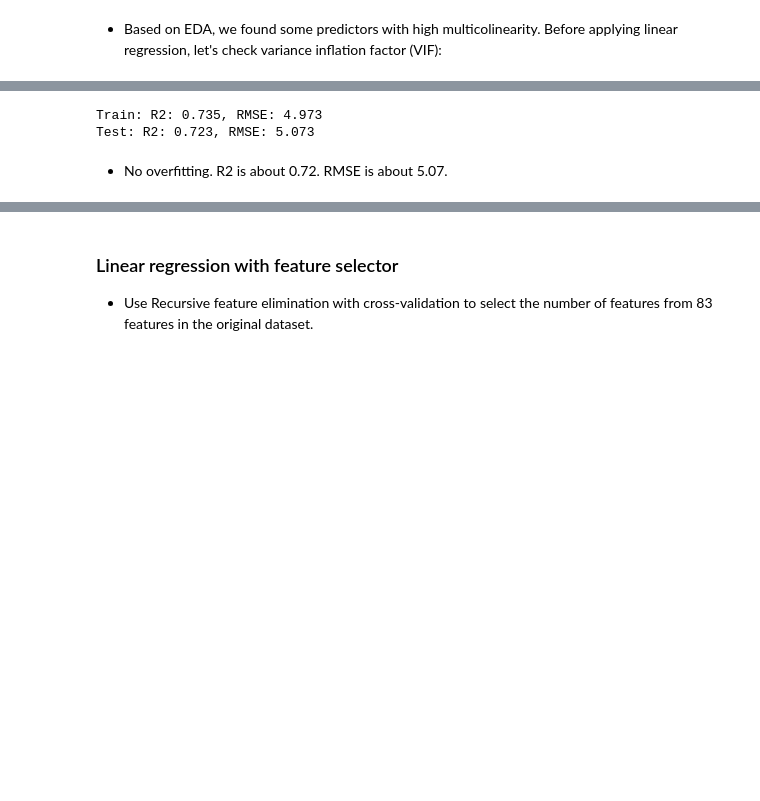
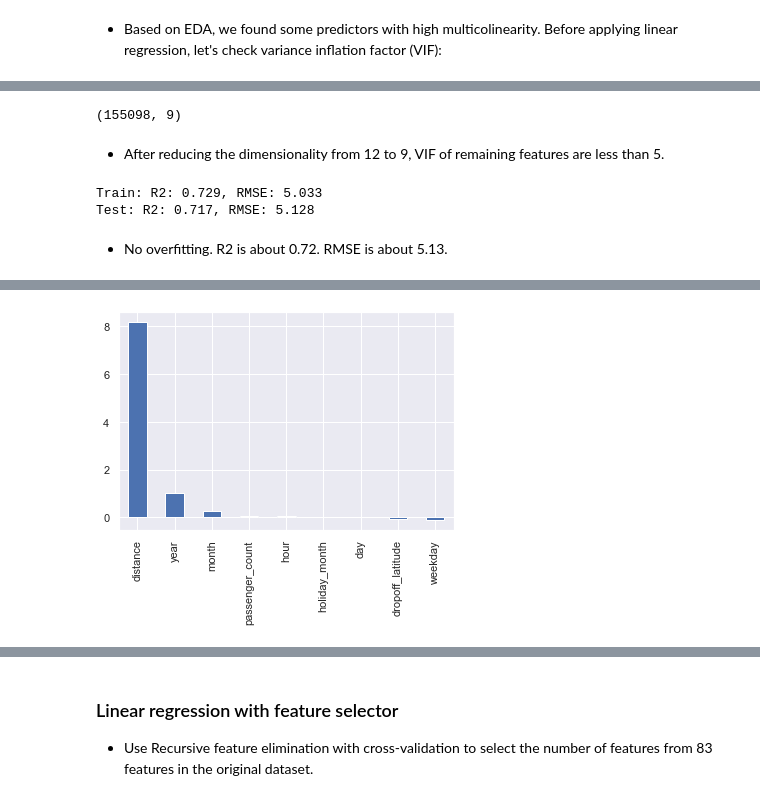
Before and after one commit to liangym2014/Kaggle, a Jupyter notebook: 1.uber fares/uber-fare-eda-regression.ipynb, the cells around one changed output, grey strips where cells are left out. Saved outputs shown, nothing was run; the diff lists cells and outputs as text; code cells hidden in the pictures; blank space fills up the shorter version.

```diff
--- a/1.uber fares/uber-fare-eda-regression.ipynb
+++ b/1.uber fares/uber-fare-eda-regression.ipynb
@@ -726,0 +707,3 @@ vif_df.T
+# %%
+vif_df = compute_vif(X_train_scale)
+vif_df
@@ -736,0 +726,8 @@ print("{} features remain:{}".format(len(column_idx), column_idx))
+# %%
+vif_gt_5 = list(vif_df[vif_df.vif > 5].column)
+X_train_drop = X_train_scale.copy()
+
+while vif_gt_5:
+    X_train_drop = X_train_drop.drop(columns = vif_gt_5[0])
+    vif_df = compute_vif(X_train_drop)
+    vif_gt_5 = list(vif_df[vif_df.vif > 5].column)
@@ -737,11 +747,18 @@ print("{} features remain:{}".format(len(column_idx), column_idx))
+# %%
+X_test_drop = X_test_scale[X_train_drop.columns]
+print(X_train_drop.shape)
+# %% [output]
+(155098, 9)
+# %% [markdown]
+- After reducing the dimensionality from 12 to 9, VIF of remaining features are less than 5.
 # %%
 lr = LinearRegression(n_jobs = -1)
-lr = metrics(lr, X_train[:,column_idx], y_train, X_test[:,column_idx], y_test)
+lr = metrics(lr, X_train_drop, y_train, X_test_drop, y_test)
 # %% [output]
-Train: R2: 0.735, RMSE: 4.973
-Test: R2: 0.723, RMSE: 5.073
+Train: R2: 0.729, RMSE: 5.033
+Test: R2: 0.717, RMSE: 5.128
 # %% [markdown]
-- No overfitting. R2 is about 0.72. RMSE is about 5.07.
+- No overfitting. R2 is about 0.72. RMSE is about 5.13.
 # %%
-pd.DataFrame({"coef":lr.coef_}, index = [column_names[i] for i in column_idx]).sort_values("coef", ascending = False).T
+pd.Series(lr.coef_, index = X_train_drop.columns).sort_values(ascending = False).plot(kind = "bar");
 # %% [output]
@@ -749,0 +765 @@ pd.DataFrame({"coef":lr.coef_}, index = [column_names[i] for i in column_idx]).s
+[figure, added]
```
Also changed, not shown: parts of 56 cells of this notebook.
